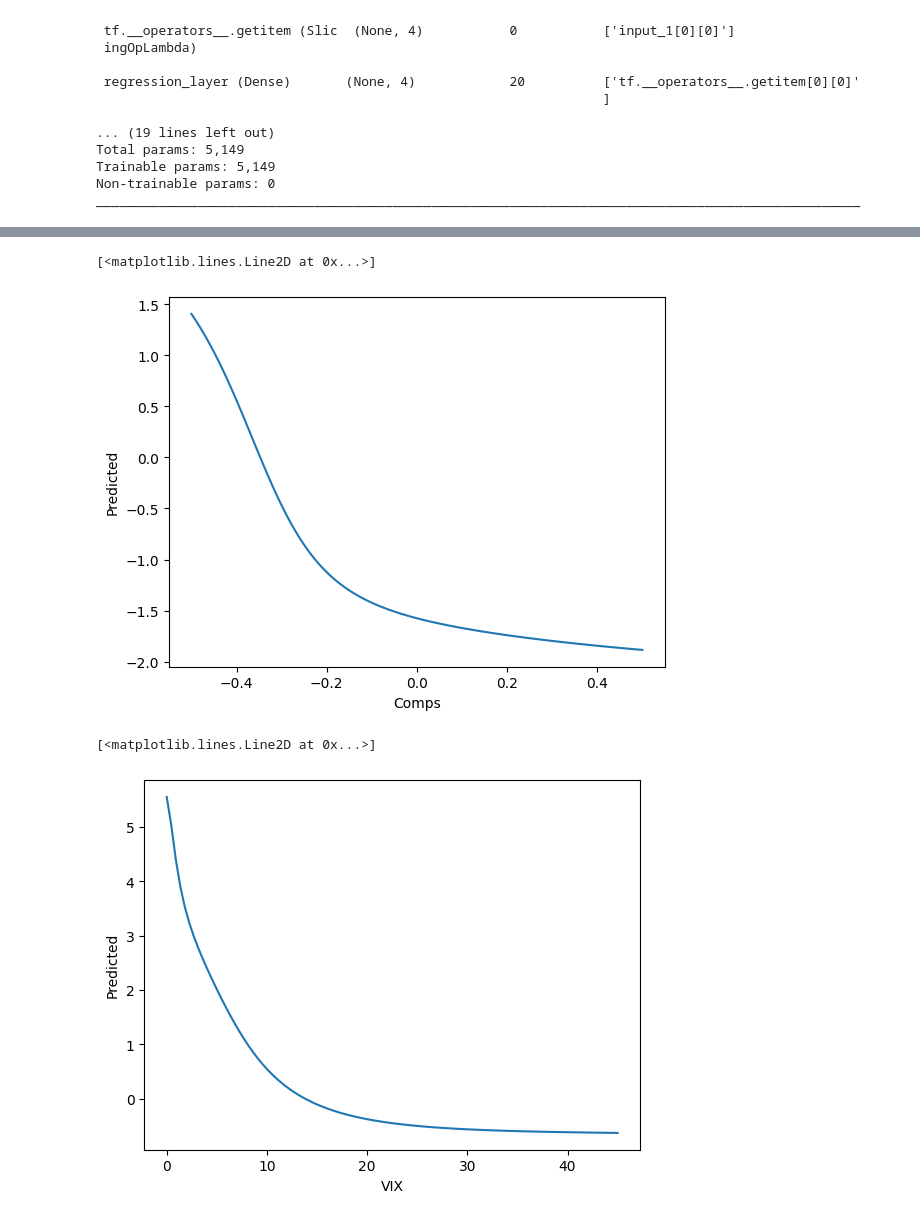
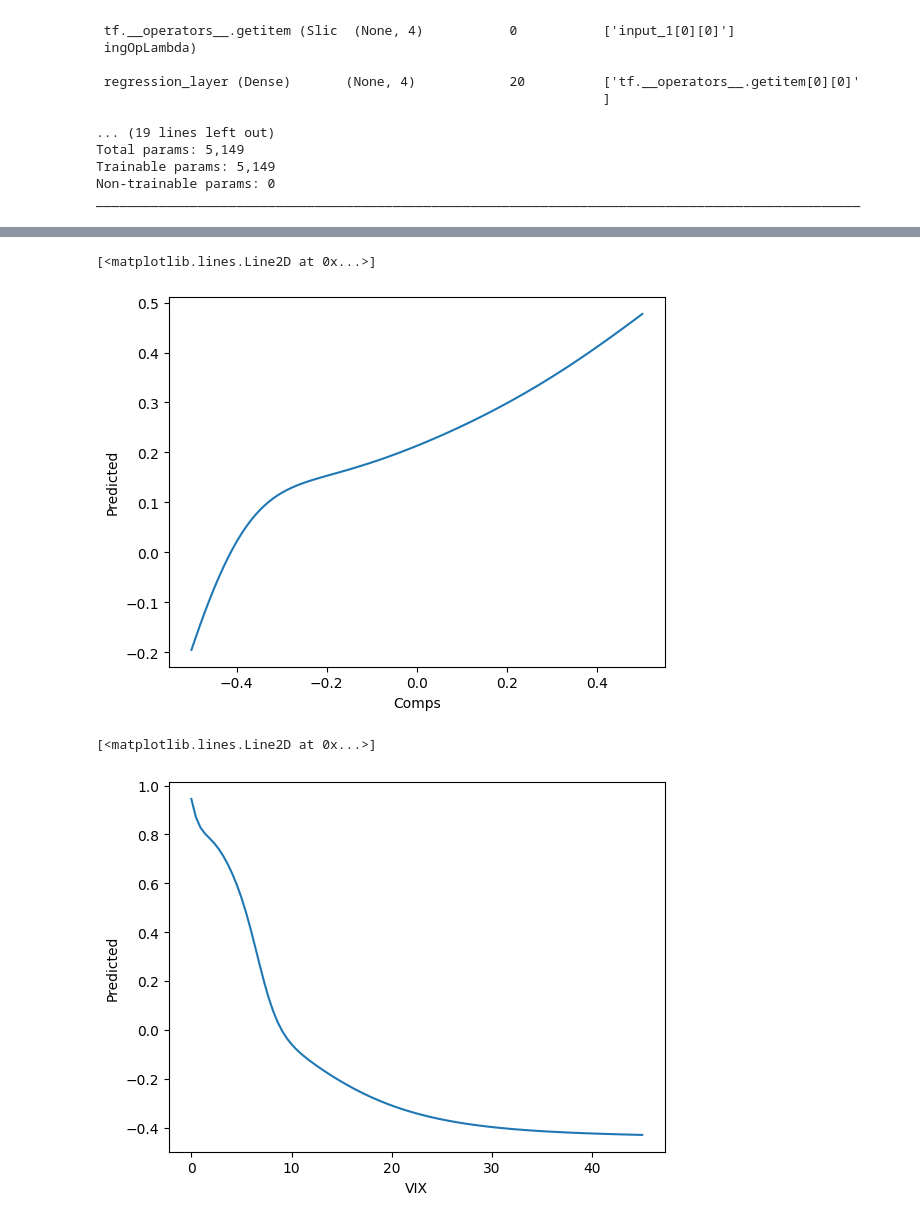
Before and after one commit to aliencaocao/wharton-comp, a Jupyter notebook: return regression.ipynb, the cells around one changed output, grey strips where cells are left out. Drawn from its saved outputs; the diff is of its cells as text; code cells hidden in the pictures.

```diff
--- a/return regression.ipynb
+++ b/return regression.ipynb
@@ -257,10 +275,11 @@ plt.plot(EWMA_range, preds)
 # %%
 preds = []
-pred_inputs['EWMA'] = 0.19366
-pred_inputs['CAPM'] = 0.16478
-pred_inputs['DCF'] = -0.22877
-pred_inputs['Comps'] = -0.29484
-pred_inputs['VIX'] = 25.94792
+# pred_inputs['EWMA'] = 0.19366
+# pred_inputs['CAPM'] = 0.16478
+# pred_inputs['DCF'] = -0.22877
+# pred_inputs['Comps'] = -0.29484
+# pred_inputs['VIX'] = 25.94792
+pred_inputs = features[-1:].copy()
 for CAPM in CAPM_range:
     pred_inputs['CAPM'] = CAPM
     pred = model.predict(pred_inputs, verbose=0)[0][0]
@@ -274,10 +293,11 @@ plt.plot(CAPM_range, preds)
 # %%
 preds = []
-pred_inputs['EWMA'] = 0.19366
-pred_inputs['CAPM'] = 0.16478
-pred_inputs['DCF'] = -0.22877
-pred_inputs['Comps'] = -0.29484
-pred_inputs['VIX'] = 25.94792
+# pred_inputs['EWMA'] = 0.19366
+# pred_inputs['CAPM'] = 0.16478
+# pred_inputs['DCF'] = -0.22877
+# pred_inputs['Comps'] = -0.29484
+# pred_inputs['VIX'] = 25.94792
+pred_inputs = features[-1:].copy()
 for DCF in DCF_range:
     pred_inputs['DCF'] = DCF
     pred = model.predict(pred_inputs, verbose=0)[0][0]
@@ -291,10 +311,11 @@ plt.plot(DCF_range, preds)
 # %%
 preds = []
-pred_inputs['EWMA'] = 0.19366
-pred_inputs['CAPM'] = 0.16478
-pred_inputs['DCF'] = -0.22877
-pred_inputs['Comps'] = -0.29484
-pred_inputs['VIX'] = 25.94792
+# pred_inputs['EWMA'] = 0.19366
+# pred_inputs['CAPM'] = 0.16478
+# pred_inputs['DCF'] = -0.22877
+# pred_inputs['Comps'] = -0.29484
+# pred_inputs['VIX'] = 25.94792
+pred_inputs = features[-1:].copy()
 for Comps in Comps_range:
     pred_inputs['Comps'] = Comps
     pred = model.predict(pred_inputs, verbose=0)[0][0]
@@ -304,21 +325,22 @@ plt.ylabel('Predicted')
 plt.plot(Comps_range, preds)
 # %% [output]
 [<matplotlib.lines.Line2D at 0x...>]
-[figure, old version]
+[figure, new version]
 # %%
 preds = []
-pred_inputs['EWMA'] = 0.19366
-pred_inputs['CAPM'] = 0.16478
-pred_inputs['DCF'] = -0.22877
-pred_inputs['Comps'] = -0.29484
-pred_inputs['VIX'] = 25.94792
+# pred_inputs['EWMA'] = 0.19366
+# pred_inputs['CAPM'] = 0.16478
+# pred_inputs['DCF'] = -0.22877
+# pred_inputs['Comps'] = -0.29484
+# pred_inputs['VIX'] = 25.94792
+pred_inputs = features[-1:].copy()
 for VIX in VIX_range:
     pred_inputs['VIX'] = VIX
     pred = model.predict(pred_inputs, verbose=0)[0][0]
     preds.append(pred)
 plt.xlabel('VIX')
 plt.ylabel('Predicted')
 plt.plot(VIX_range, preds)
 # %% [output]
 [<matplotlib.lines.Line2D at 0x...>]
-[figure, old version]
+[figure, new version]
```
Also changed, not shown: parts of 17 cells of this notebook, 10 other files.
